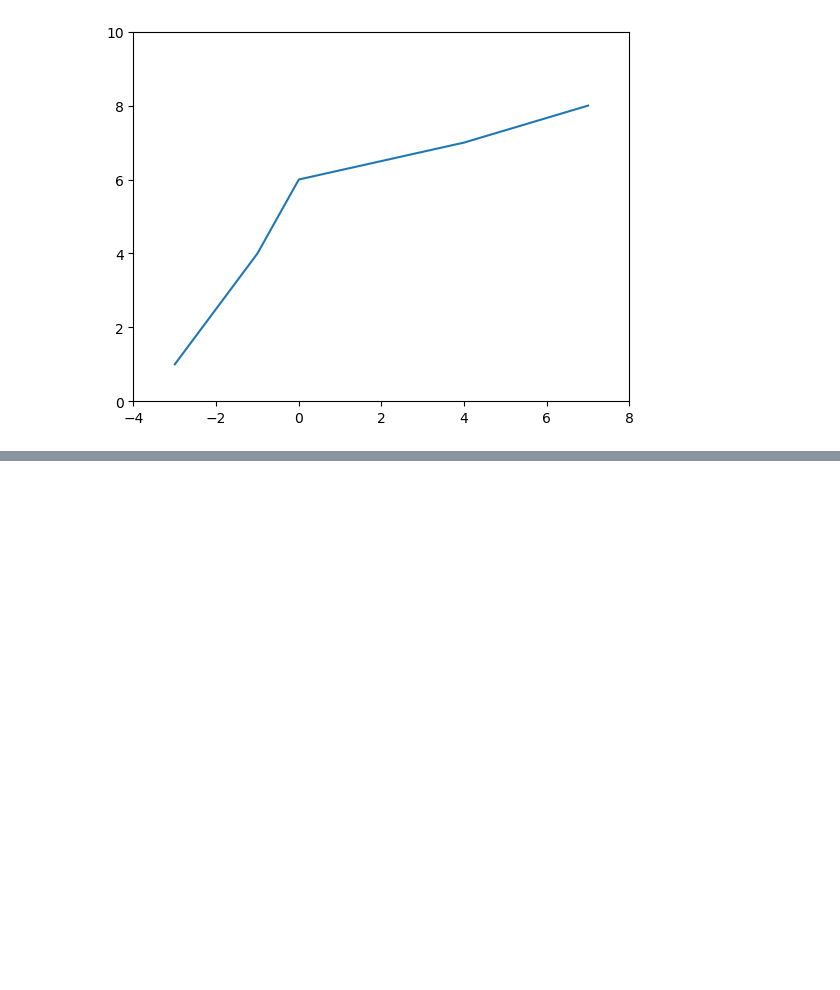
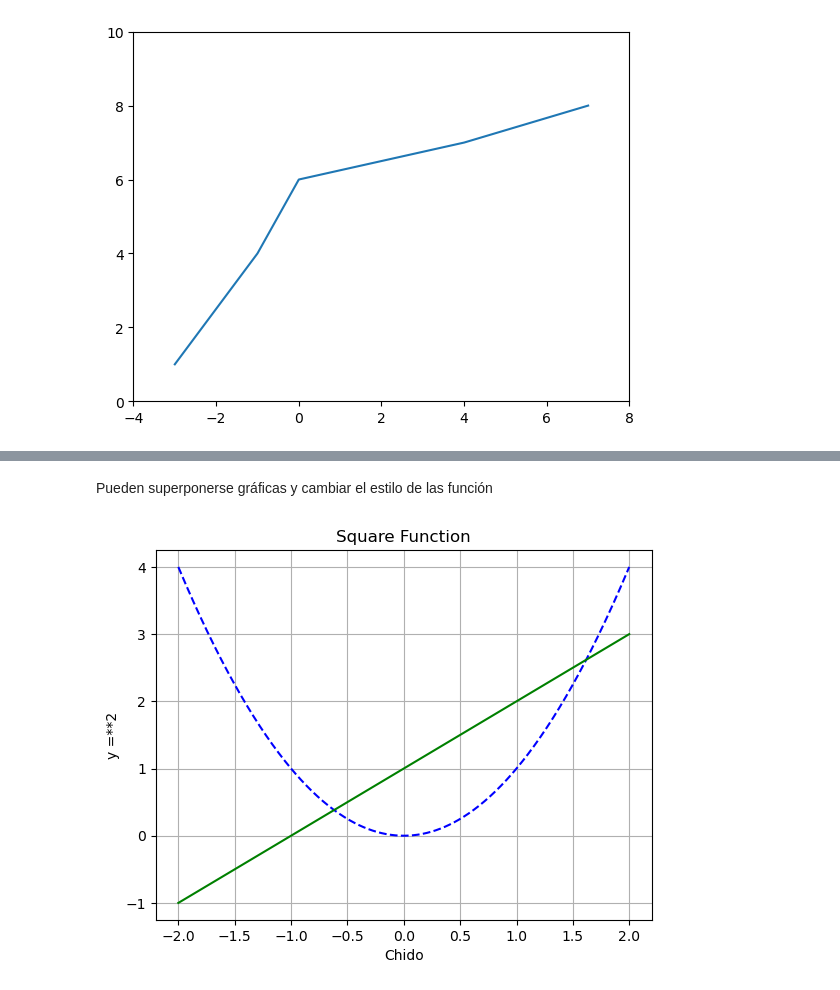
Before and after one commit to TerrazasJr316/email-detector, a Jupyter notebook: 03_Matplotlib.ipynb, the cells around one changed output, grey strips where cells are left out. Cells and saved outputs as stored; diff of their text form; code cells hidden in the pictures; blank space fills up the shorter version.

```diff
--- a/03_Matplotlib.ipynb
+++ b/03_Matplotlib.ipynb
@@ -37,0 +60,18 @@ plt.show()
+# %% [markdown]
+Pueden superponerse gráficas y cambiar el estilo de las función
+# %%
+import numpy as np
+x = np.linspace(-2, 2, 500)
+y = x**2
+
+y2 = x + 1
+
+plt.title("Square Function")
+plt.xlabel("Chido")
+plt.ylabel("y =**2")
+
+plt.plot(x,y, 'b--', x, y2, 'g')
+plt.grid(True)
+plt.show()
+# %% [output]
+[figure, added]
```
Also changed, not shown: parts of 12 cells of this notebook.
